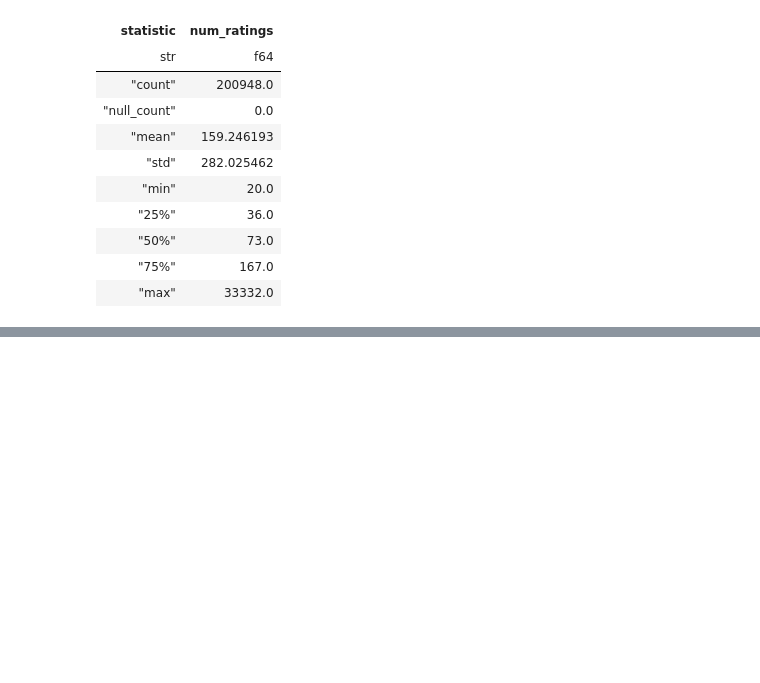
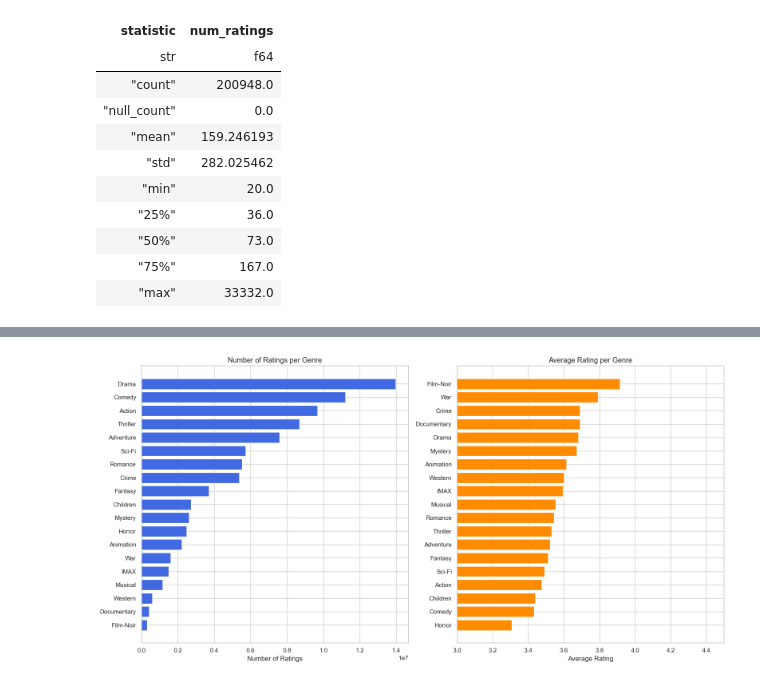
Before and after one commit to bouhlet0/movie-lens-recommender, a Jupyter notebook: EDA.ipynb, the cells around one changed output, grey strips where cells are left out. Saved outputs shown, nothing was run; the diff lists cells and outputs as text; code cells hidden in the pictures; blank space fills up the shorter version.

```diff
--- a/EDA.ipynb
+++ b/EDA.ipynb
@@ -278,0 +376,18 @@ plt.show()
+# %%
+genres_lf = genres_exploded.lazy()
+
+genre_rating_stats = (
+    ratings_lf
+    .join(genres_lf, on="movieId", how="inner")
+    .group_by("genre")
+    .agg([
+        pl.len().alias("num_ratings"),
+        pl.col("rating").mean().alias("avg_rating"),
+        pl.col("rating").median().alias("median_rating"),
+        pl.col("rating").std().alias("std_rating"),
+    ])
+    .sort("avg_rating", descending=True)
+    .collect()
+)
+
+display(genre_rating_stats)
@@ -278,0 +409,23 @@ plt.show()
+# %%
+fig, axes = plt.subplots(1, 2, figsize=(16, 8))
+
+# Filter out "(no genres listed)"
+plot_data = genre_rating_stats.filter(pl.col("genre") != "(no genres listed)")
+
+genres_sorted = plot_data.sort("num_ratings", descending=True)
+axes[0].barh(genres_sorted["genre"].to_list(), genres_sorted["num_ratings"].to_list(), color="royalblue")
+axes[0].set_title("Number of Ratings per Genre", fontsize=13)
+axes[0].set_xlabel("Number of Ratings")
+axes[0].invert_yaxis()
+
+genres_sorted_rating = plot_data.sort("avg_rating", descending=True)
+axes[1].barh(genres_sorted_rating["genre"].to_list(), genres_sorted_rating["avg_rating"].to_list(), color="darkorange")
+axes[1].set_title("Average Rating per Genre", fontsize=13)
+axes[1].set_xlabel("Average Rating")
+axes[1].set_xlim(3.0, 4.5)
+axes[1].invert_yaxis()
+
+plt.tight_layout()
+plt.show()
+# %% [output]
+[figure, added]
```
Also changed, not shown: parts of 20 cells of this notebook.
